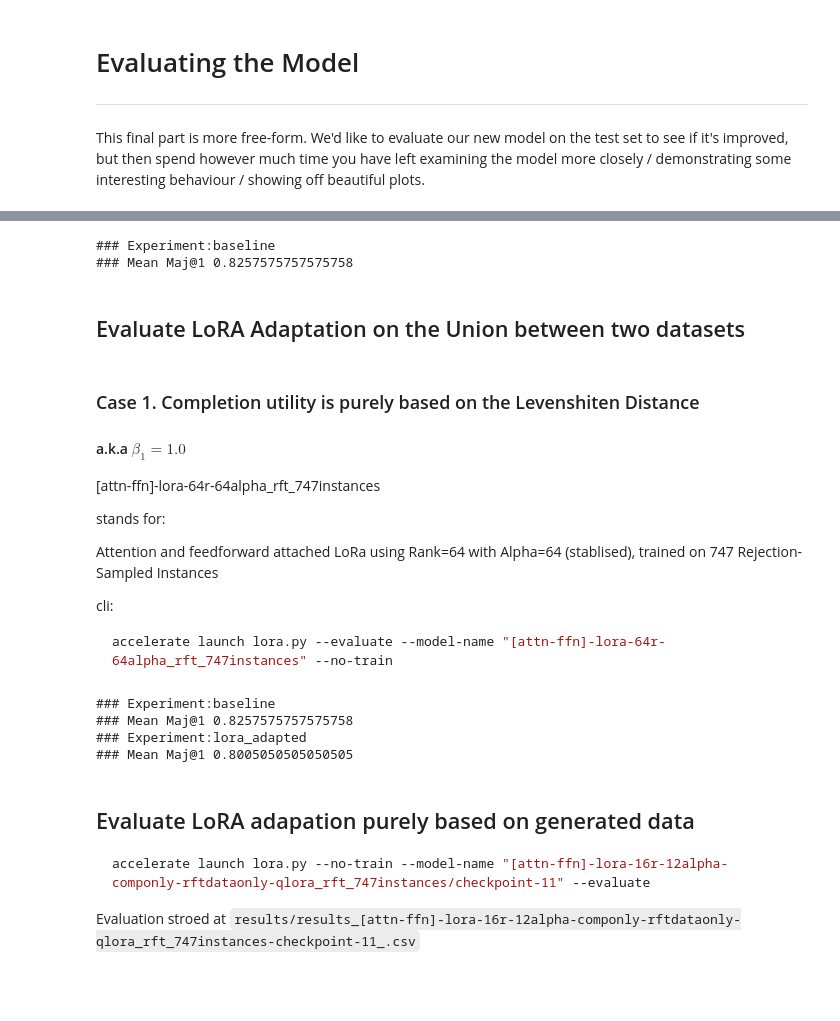
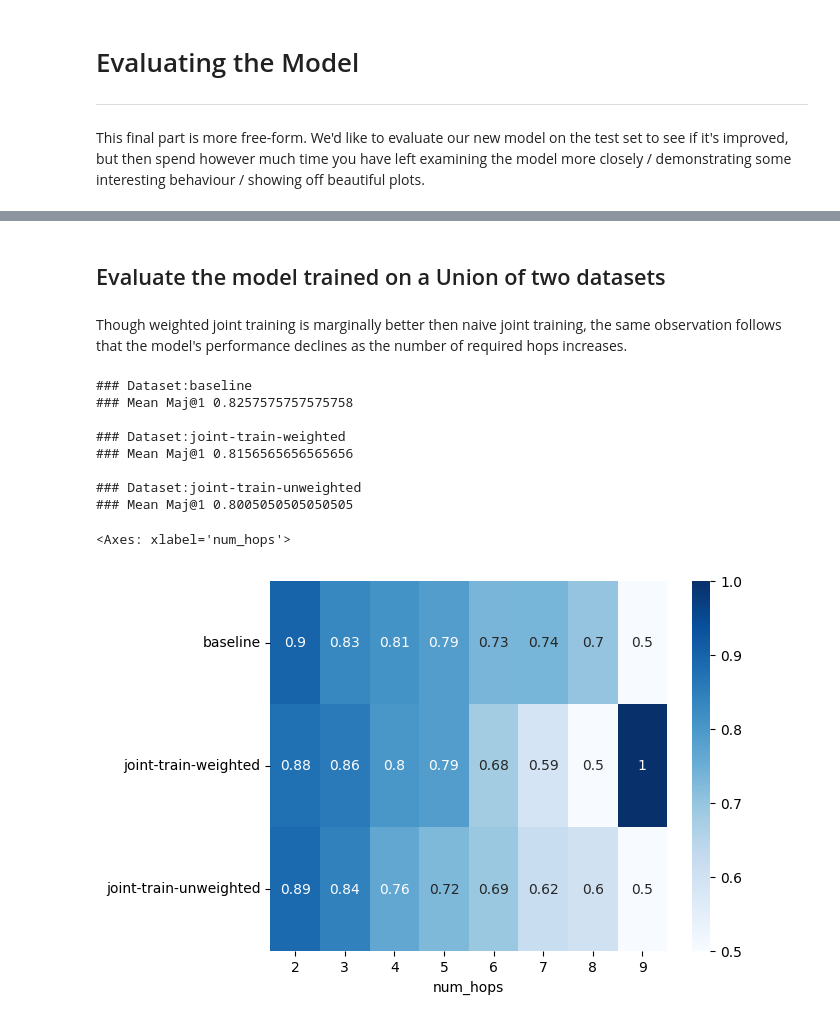
Before and after one commit to RobbenRibery/rft-gsm8k, a Jupyter notebook: Take_Home_Test.ipynb, the cells around one changed output, grey strips where cells are left out. Drawn from its saved outputs; the diff is of its cells as text; code cells hidden in the pictures; blank space fills up the shorter version.

````diff
--- a/Take_Home_Test.ipynb
+++ b/Take_Home_Test.ipynb
@@ -635,54 +850,37 @@ accelerate launch lora.py --evaluate --model-name "[attn-ffn]-lora-64r-64alpha_r
+# %% [markdown]
+## Evaluate the model trained on a Union of two datasets
+# %% [markdown]
+Though weighted joint training is marginally better then naive joint training, the same observation follows that the model's performance declines as the number of required hops increases.
 # %%
 paths_to_compare = {
     "baseline": "results/results_microsoft-Phi-3.5-mini-instruct_.csv",
+    "joint-train-weighted": "results/[attn-ffn]-lora-32r-25alpha-componly-uniondata-weighted-equationwithoutext-qlora_rft_747instances-checkpoint-117-_.csv",
+    "joint-train-unweighted": "results/results_models-[attn-ffn]-lora-32r-25alpha-componly-uniondata-qlora_rft_747instances-checkpoint-117_.csv",
 }
 
 datas = {k : pd.read_csv(v) for k, v  in paths_to_compare.items()}
 
+performances_by_hop_length = {}
+
 for k, v in datas.items():
     mean_ = v["maj_1s"].mean()
-    print(f"### Experiment:{k}\n### Mean Maj@1 {mean_}")
+
+    v["num_hops"] = v["ground_truth_completions"].apply(lambda x: utils.GSM8KParser.get_num_hops(x)["num_hops"])
+    performances_by_hop_length[k] = v.groupby("num_hops")["maj_1s"].mean()
+
+    print(f"### Dataset:{k}\n### Mean Maj@1 {mean_}")
+    print()
+
+performances_by_hop_length_df = pd.DataFrame.from_dict(performances_by_hop_length)
+sns.heatmap(performances_by_hop_length_df.T, annot=True, cmap="Blues", )
 # %% [output]
-### Experiment:baseline
+### Dataset:baseline
 ### Mean Maj@1 0.8257575757575758
+
+### Dataset:joint-train-weighted
+### Mean Maj@1 0.8156565656565656
+
+### Dataset:joint-train-unweighted
+### Mean Maj@1 0.8005050505050505
+<Axes: xlabel='num_hops'>
+[figure, added]
-# %% [markdown]
-## Evaluate LoRA Adaptation on the Union between two datasets
-# %% [markdown]
-### Case 1. Completion utility is purely based on the Levenshiten Distance
-#### a.k.a $\beta_1=1.0$
-
-[attn-ffn]-lora-64r-64alpha_rft_747instances
-
-stands for:
-
-Attention and feedforward attached LoRa using Rank=64 with Alpha=64 (stablised), trained on 747 Rejection-Sampled Instances
-
-
-cli:
-```bash
-accelerate launch lora.py --evaluate --model-name "[attn-ffn]-lora-64r-64alpha_rft_747instances" --no-train
-```
-# %%
-paths_to_compare = {
-    "baseline": "results/results_microsoft-Phi-3.5-mini-instruct_.csv",
-    "lora_adapted": "results/results_models-[attn-ffn]-lora-32r-25alpha-componly-uniondata-qlora_rft_747instances-checkpoint-117_.csv",
-}
-
-datas = {k : pd.read_csv(v) for k, v  in paths_to_compare.items()}
-
-for k, v in datas.items():
-    mean_ = v["maj_1s"].mean()
-    print(f"### Experiment:{k}\n### Mean Maj@1 {mean_}")
-# %% [output]
-### Experiment:baseline
-### Mean Maj@1 0.8257575757575758
-### Experiment:lora_adapted
-### Mean Maj@1 0.8005050505050505
-# %% [markdown]
-## Evaluate LoRA adapation purely based on generated data
-
-```bash
-accelerate launch lora.py --no-train --model-name "[attn-ffn]-lora-16r-12alpha-componly-rftdataonly-qlora_rft_747instances/checkpoint-11" --evaluate
-```
-
-Evaluation stroed at ```results/results_[attn-ffn]-lora-16r-12alpha-componly-rftdataonly-qlora_rft_747instances-checkpoint-11_.csv```
````
Also changed, not shown: parts of 59 cells of this notebook, 15 other files.
